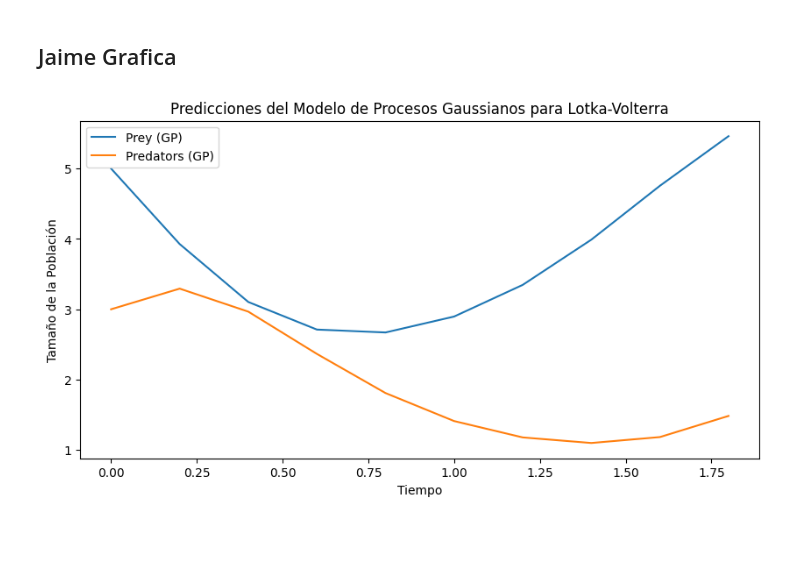
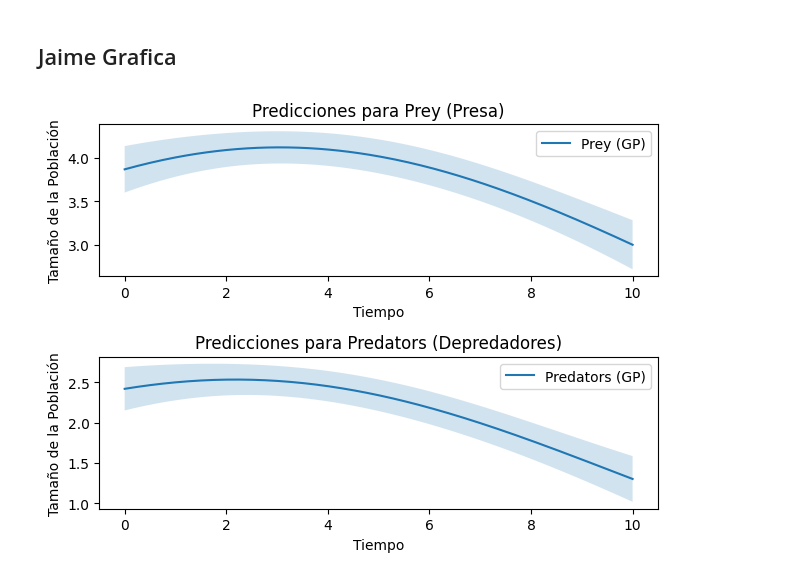
Before and after one commit to betochalo/Bayesian_project, a Jupyter notebook: JupyterNotebooks/InferencePS_NM.ipynb, the cells around one changed output. Cells and saved outputs as stored; diff of their text form; code cells hidden in the pictures; blank space fills up the shorter version.

```diff
--- a/JupyterNotebooks/InferencePS_NM.ipynb
+++ b/JupyterNotebooks/InferencePS_NM.ipynb
@@ -130,16 +147,39 @@ Text(0.5, 1.0, 'GP for inferencing solutions of Lotka-Volterra System')
 # %% [markdown]
 ## Jaime Grafica
 # %%
-# Here Code: Subplot (2, 1):
+# Suponiendo que Y_pred y sigma están definidos y tienen una longitud de 200
+# Redefinimos T para que tenga la misma longitud que Y_pred
+T = np.linspace(0, 10, len(Y_pred))
+
+# Subplot para 'prey'
+plt.subplot(2, 1, 1)
+plt.plot(T, Y_pred[:, 0], label='Prey (GP)')
+plt.fill_between(T, Y_pred[:, 0] - sigma[:, 0], Y_pred[:, 0] + sigma[:, 0], alpha=0.2)
+plt.title('Predicciones para Prey (Presa)')
+plt.xlabel('Tiempo')
+plt.ylabel('Tamaño de la Población')
+plt.legend()
+
+# Subplot para 'predators'
+plt.subplot(2, 1, 2)
+plt.plot(T, Y_pred[:, 1], label='Predators (GP)')
+plt.fill_between(T, Y_pred[:, 1] - sigma[:, 1], Y_pred[:, 1] + sigma[:, 1], alpha=0.2)
+plt.title('Predicciones para Predators (Depredadores)')
+plt.xlabel('Tiempo')
+plt.ylabel('Tamaño de la Población')
+plt.legend()
+
+plt.tight_layout()
+plt.show()
+# %% [output]
+[figure, added]
 # %%
-plt.figure(figsize=(10, 5))
-plt.plot(T, Y_pred, label=['Prey (GP)', 'Predators (GP)'])
-plt.fill_between(T.ravel(), Y_pred[:, 0] - sigma[:, 0], Y_pred[:, 0] + sigma[:, 0], alpha=0.2)
-plt.fill_between(T.ravel(), Y_pred[:, 1] - sigma[:, 1], Y_pred[:, 1] + sigma[:, 1], alpha=0.2)
-plt.title('Predicciones del Modelo de Procesos Gaussianos para Lotka-Volterra')
-plt.xlabel('Tiempo')
-plt.ylabel('Tamaño de la Población')
-plt.legend()
-plt.show()
+ # plt.figure(figsize=(10, 5))
+ # plt.plot(T, Y_pred, label=['Prey (GP)', 'Predators (GP)'])
+ # plt.fill_between(T.ravel(), Y_pred[:, 0] - sigma[:, 0], Y_pred[:, 0] + sigma[:, 0], alpha=0.2)
+ # plt.fill_between(T.ravel(), Y_pred[:, 1] - sigma[:, 1], Y_pred[:, 1] + sigma[:, 1], alpha=0.2)
+ # plt.title('Predicciones del Modelo de Procesos Gaussianos para Lotka-Volterra')
+ # plt.xlabel('Tiempo')
+ # plt.ylabel('Tamaño de la Población')
+ # plt.legend()
+ # plt.show()
-# %% [output]
-[figure, removed]
```
Also changed, not shown: parts of 5 cells of this notebook.
